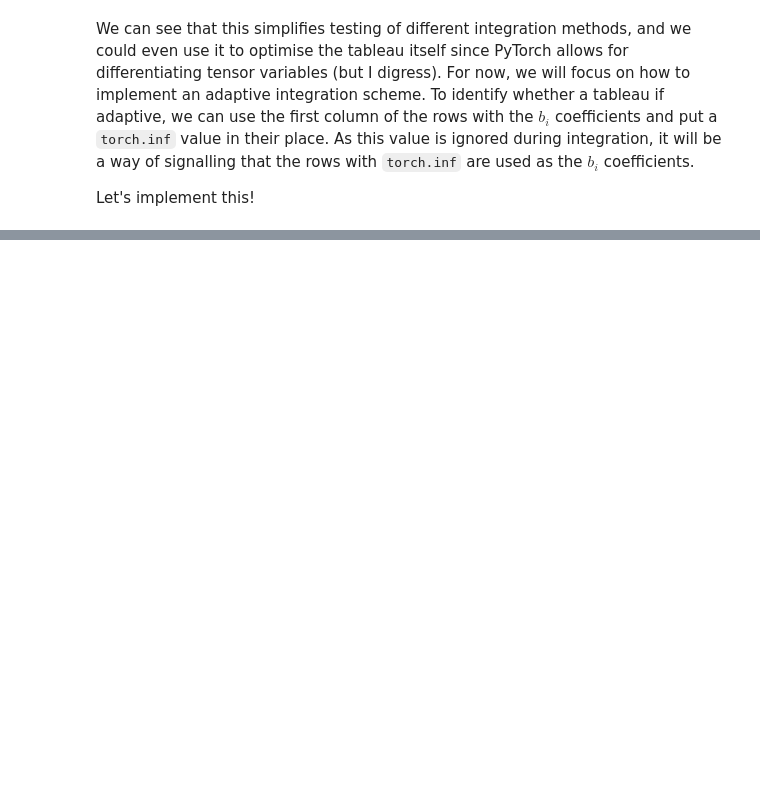
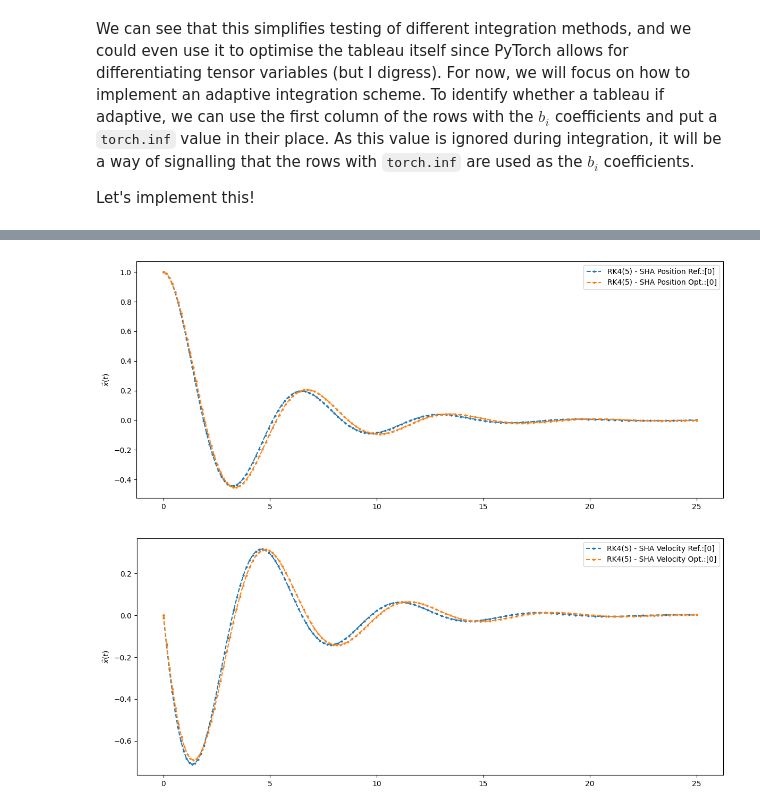
Before and after one commit to ImperialCollegeLondon/ReCoDE-NeuralODEs, a Jupyter notebook: notebooks/02-arbitrary-adaptive-tableaus.ipynb, the cells around one changed output, grey strips where cells are left out. Drawn from its saved outputs; the diff is of its cells as text; code cells hidden in the pictures; blank space fills up the shorter version.

```diff
--- a/notebooks/02-arbitrary-adaptive-tableaus.ipynb
+++ b/notebooks/02-arbitrary-adaptive-tableaus.ipynb
@@ -451,0 +560,5 @@ Error in <class '__main__.AdaptiveRK45IntegratorNoLocalExtrapolation'>: 4.612976
+# %%
+# You'll note that we set requires_grad=True to let PyTorch know that we want to track the operations
+# involving these variables and compute their gradients
+optimised_frequency = torch.tensor(0.1, requires_grad=True)
+optimised_damping = torch.tensor(1.0, requires_grad=True)
@@ -451,0 +773,14 @@ Error in <class '__main__.AdaptiveRK45IntegratorNoLocalExtrapolation'>: 4.612976
+# %%
+sha_integrator = get_integrator(adaptive_rk45_integrator_without_local_extrapolation.integrator_tableau, integrator_order = 5, use_local_extrapolation = True, integrator_name = "AdaptiveRK45IntegratorLocalExtrapolation")
+# %%
+times_to_integrate = [time for _, time in sha_states][1:]
+# We skip the first time as we know the initial state
+current_state = initial_x.clone()
+current_time  = initial_time.clone()
+
+# Let's look at the first sample_time and see what output we get
+for sample_index, sample_time in enumerate(times_to_integrate[:1]):
+    current_state, current_time, _, _, _ = sha_integrator.apply(sha_dynamics, current_state, current_time, sample_time, dt, torch.tensor(5e-8), torch.tensor(5e-8), optimised_frequency, optimised_damping)
+    error = torch.linalg.norm(sha_states[sample_index][0] - current_state)
+    print(f"The current state: {current_state}")
+    print(f"Error at time {current_time} is {error}")
@@ -451,0 +1050,16 @@ Error in <class '__main__.AdaptiveRK45IntegratorNoLocalExtrapolation'>: 4.612976
+# %%
+sha_integrator = get_integrator(adaptive_rk45_integrator_without_local_extrapolation.integrator_tableau, integrator_order = 5, use_local_extrapolation = True, integrator_name = "AdaptiveRK45IntegratorLocalExtrapolation")
+
+times_to_integrate = [time for _, time in sha_states][1:]
+# We skip the first time as we know the initial state
+current_state = initial_x.clone()
+current_time  = initial_time.clone()
+
+# Let's look at the first sample_time and see what output we get
+for sample_index, sample_time in enumerate(times_to_integrate[:1]):
+    new_state, new_time, *other = sha_integrator.apply(sha_dynamics, current_state, current_time, sample_time, torch.ones_like(dt)*1e-2, torch.tensor(5e-8), torch.tensor(5e-8), optimised_frequency, optimised_damping)
+    error = torch.linalg.norm(sha_states[sample_index][0] - new_state)
+    print(f"The current state: {new_state}")
+    print(f"Error at time {new_time} is {error}")
+    error.backward()
+    current_state, current_time = new_state.detach(), new_time.detach()
@@ -451,0 +1145,11 @@ Error in <class '__main__.AdaptiveRK45IntegratorNoLocalExtrapolation'>: 4.612976
+# %%
+_, _, sha_states_ref, sha_times_ref, _ = sha_integrator.apply(sha_dynamics, initial_x, initial_time, final_time, dt, torch.tensor(5e-8), torch.tensor(5e-8), frequency, damping)
+fig_ref_position, axes_ref_position = neuralode.plot.trajectory.plot_trajectory([(i[0], j) for i, j in zip(sha_states_ref, sha_times_ref)], method_label="RK4(5) - SHA Position Ref.")
+fig_ref_velocity, axes_ref_velocity = neuralode.plot.trajectory.plot_trajectory([(i[1], j) for i, j in zip(sha_states_ref, sha_times_ref)], method_label="RK4(5) - SHA Velocity Ref.")
+
+_, _, sha_states_optimised, sha_times_optimised, _ = sha_integrator.apply(sha_dynamics, initial_x, initial_time, final_time, dt, torch.tensor(5e-8), torch.tensor(5e-8), best_frequency, best_damping)
+_ = neuralode.plot.trajectory.plot_trajectory([(i[0], j) for i, j in zip(sha_states_optimised, sha_times_optimised)], axes=axes_ref_position, method_label="RK4(5) - SHA Position Opt.")
+_ = neuralode.plot.trajectory.plot_trajectory([(i[1], j) for i, j in zip(sha_states_optimised, sha_times_optimised)], axes=axes_ref_velocity, method_label="RK4(5) - SHA Velocity Opt.")
+# %% [output]
+[figure, added]
+[figure, added]
```
Also changed, not shown: parts of 30 cells of this notebook, 1 other file.
